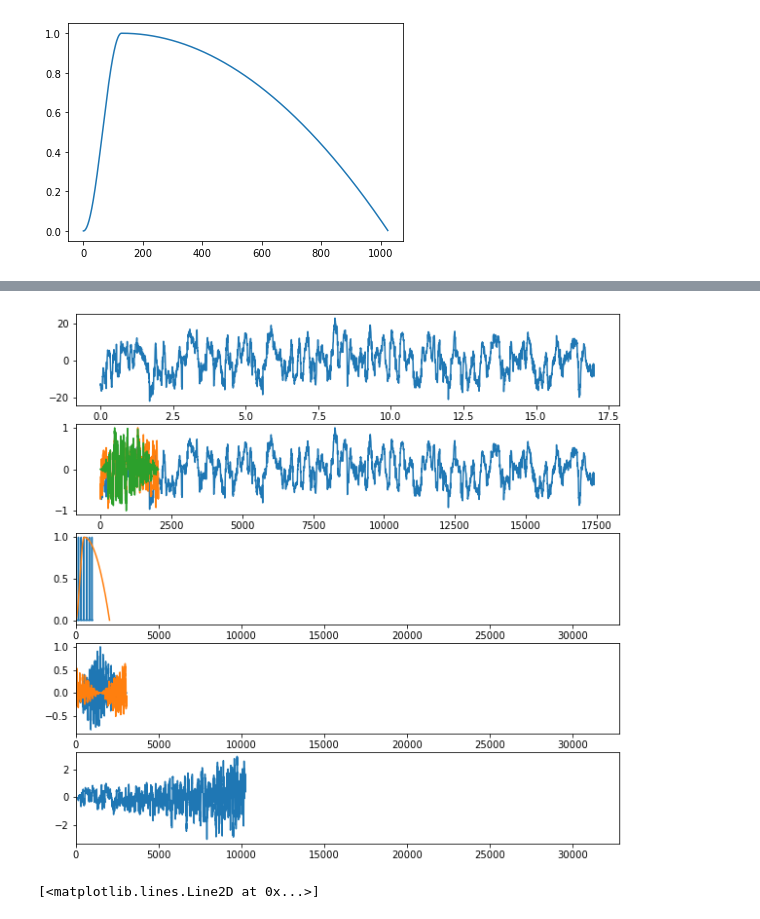
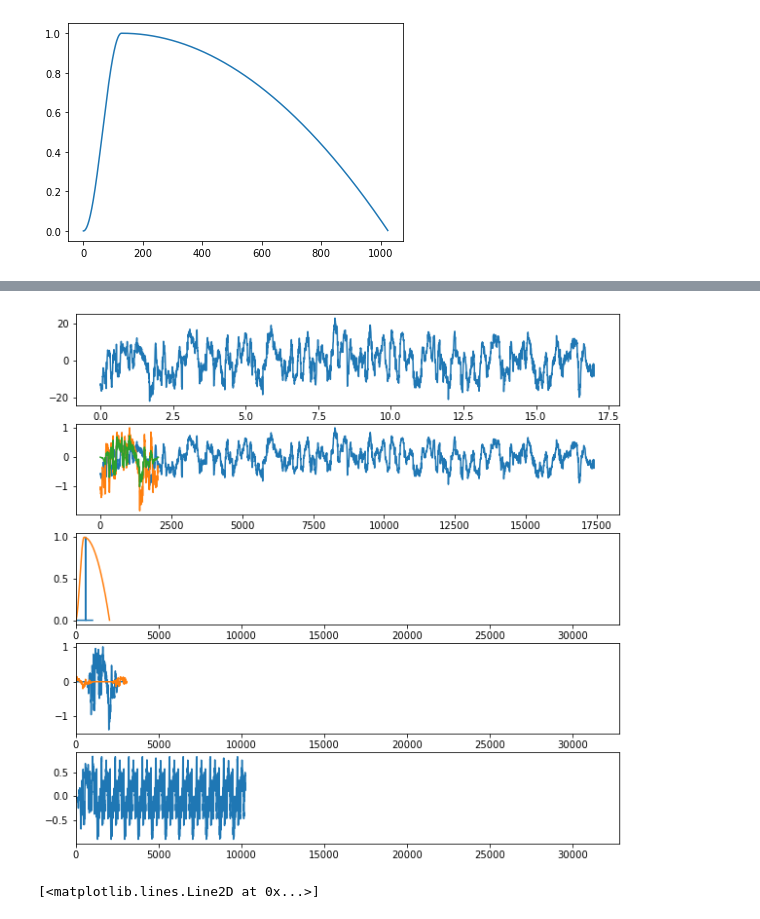
Before and after one commit to daguiam/texture_vibration_generator, a Jupyter notebook: process_textures_spectrum.ipynb, the cells around one changed output, grey strips where cells are left out. Drawn from its saved outputs; the diff is of its cells as text; code cells hidden in the pictures.

Commit message:
recalculated textures as profiles, removed synthetic textures. working on velocity=0

```diff
--- a/process_textures_spectrum.ipynb
+++ b/process_textures_spectrum.ipynb
@@ -277,7 +277,7 @@ for material in ['ABS', 'PP']:
         print(key_name)
         json_dictionary[key_name] = output_filename
 
-        break
+#         break
 print(json_dictionary)
 
 path = "textures"
@@ -535,6 +579,16 @@ N_easing = 1024*2
 easing_a = 512
 
 
+
+lowcut = 100
+highcut = 800
+
+
+b,a = butter_bandpass(lowcut, highcut, fs_audio, order=filter_order)
+# b,a = butter_bandpass(2, 400, fs_audio, order=filter_order)
+
+zf = signal.lfiltic(b, a, sig)
+
 # velocity for each frame
 velocity = 6 # mm/s
 
@@ -549,7 +603,7 @@ output_buffer = np.array([])
 
 # for velocity in [10,20,30,40]:
 for velocity in np.linspace(10,50,10):
-#     velocity = 10
+    velocity = 10
     finger_velocity = velocity*finger_spacing
 
     impulses, delay = generate_impulse_train(finger_velocity, N_frame, fs_audio, delay)
@@ -615,34 +669,34 @@ plt.plot(texture_profile/np.max(texture_profile))
 plt.plot(texture_resampled/np.max(texture_resampled))
 plt.plot(texture_frame)
 
 plt.sca(axes[2])
 plt.plot(impulses)
 
 window = easing_impulse_window(easing_a, N_easing)
 
 plt.plot(window)
 
 
 plt.xlim(0,2**15)
 plt.sca(axes[3])
 
 plt.plot(calculated_signal)
 plt.plot(aux/5)
 
 plt.xlim(0,2**15)
 
 
 plt.sca(axes[4])
 
 plt.plot(output_buffer)
 
 
 plt.xlim(0,2**15)
 Audio(output_buffer/10, rate=fs_audio, normalize=False)
 # Audio(aux, rate=fs_audio)
 # %% [output]
 [interactive output not drawn]
-[figure, old version]
+[figure, new version]
 # %%
 velocity = 30
 delay = 0
```
Also changed, not shown: parts of 1 cell of this notebook, 19 other files.
